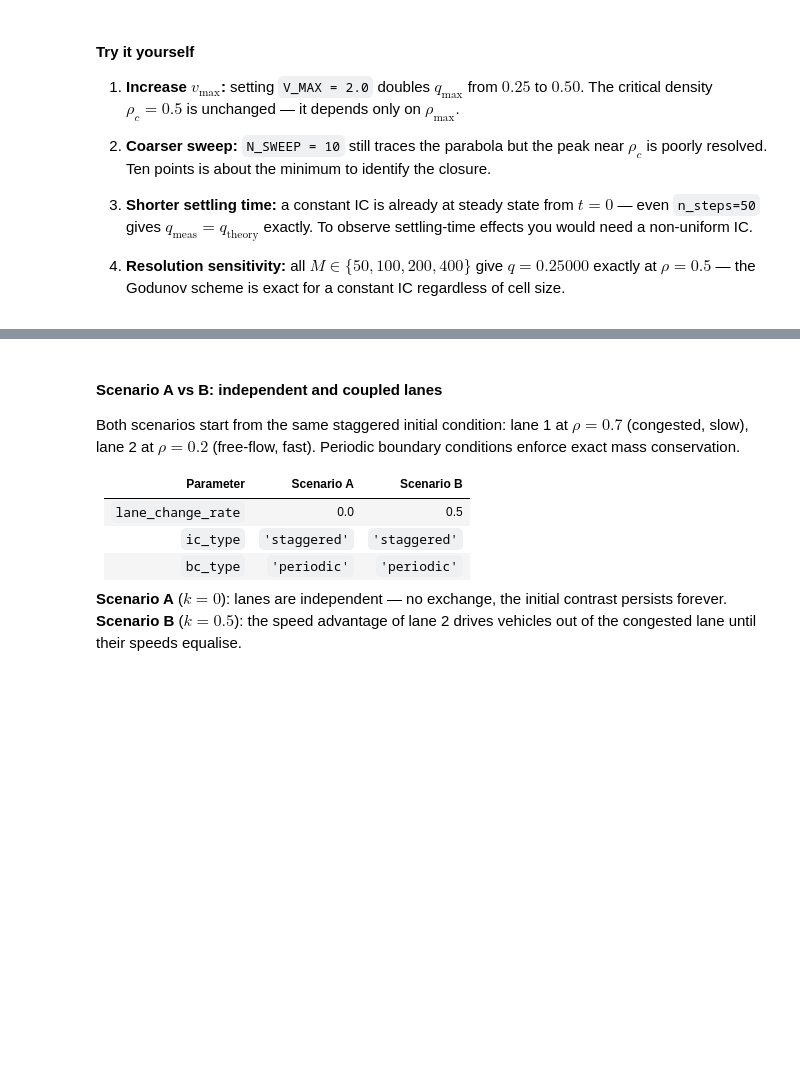
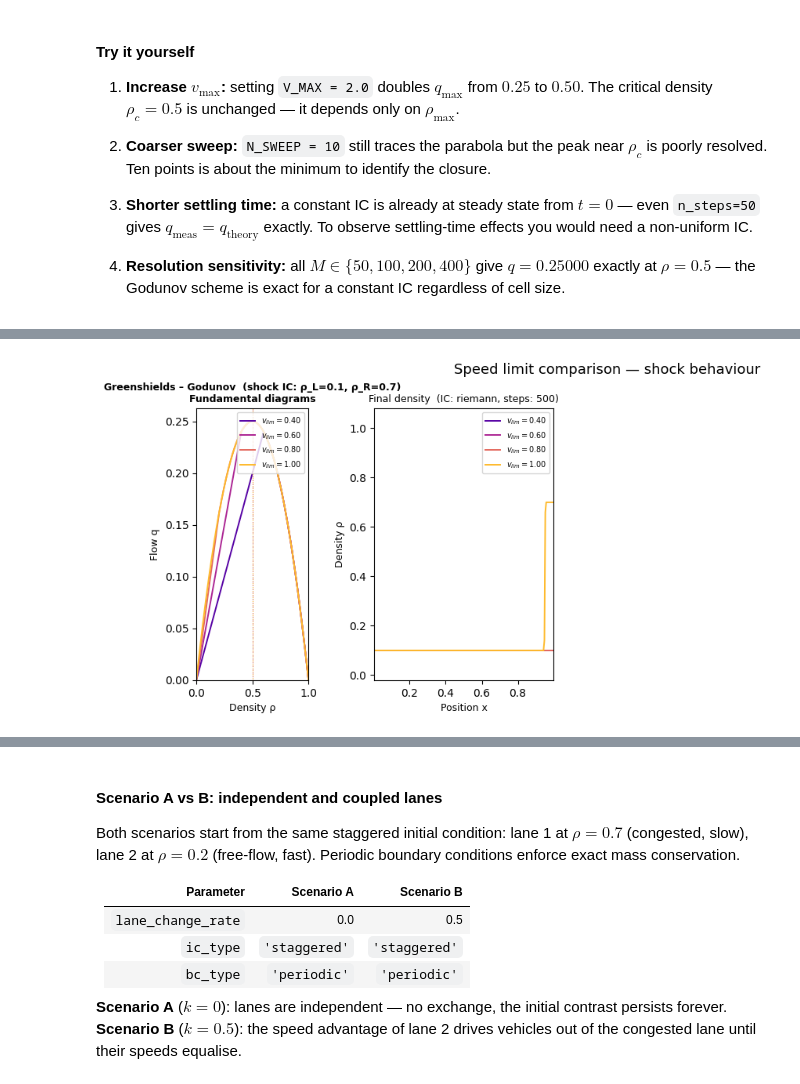
Before and after one commit to JasperA680/PX915, a Jupyter notebook: notebooks/tutorial.ipynb, the cells around one changed output, grey strips where cells are left out. Drawn from its saved outputs; the diff is of its cells as text; code cells hidden in the pictures; blank space fills up the shorter version.

Commit message:
Add speed limits section to tutorial notebook

```diff
--- a/notebooks/tutorial.ipynb
+++ b/notebooks/tutorial.ipynb
@@ -445,0 +435,14 @@ pytest tests/test_pde_solver.py -v
+# %%
+V_LIMITS = [0.4, 0.6, 0.8, 1.0]
+
+sl_shock_data = []
+for vl in V_LIMITS:
+    nc = DATA_DIR / f'sl_shock_vl{int(vl * 10):02d}.nc'
+    run_pde(
+        dict(M=200, n_steps=500, ic_type='riemann', flux_type='godunov',
+             bc_type='open', rho_left_bc=0.1, rho_right_bc=0.7, v_limit=vl),
+        output_path=nc,
+    )
+    sl_shock_data.append((vl, load_pde_netcdf(nc)))
+
+print('Speed limit shock runs complete.')
@@ -445,0 +458,10 @@ pytest tests/test_pde_solver.py -v
+# %%
+from pde_visualisation import plot_speed_limit_comparison
+
+panel_datasets = [
+    ("Greenshields – Godunov  (shock IC: ρ_L=0.1, ρ_R=0.7)", sl_shock_data),
+]
+fig = plot_speed_limit_comparison(panel_datasets)
+plt.show()
+# %% [output]
+[figure, added]
```
Also changed, not shown: parts of 15 cells of this notebook.
